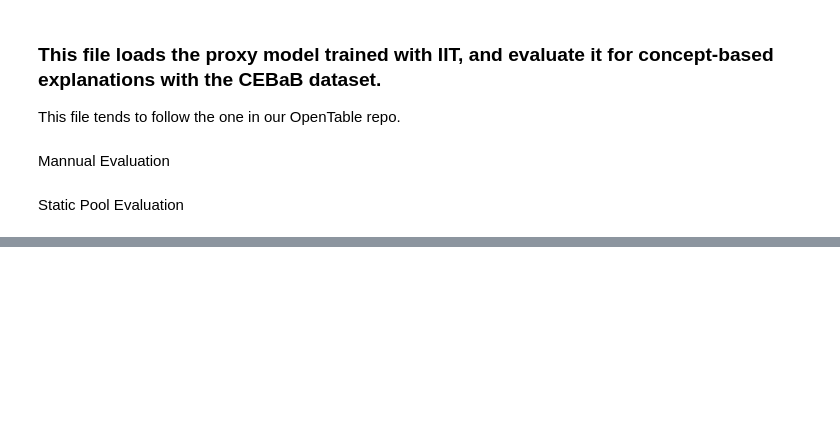
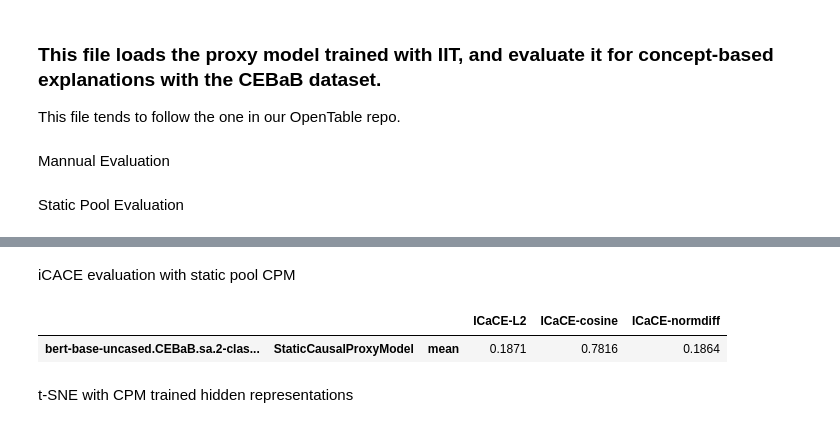
Before and after one commit to frankaging/Causal-Proxy-Model, a Jupyter notebook: Proxy_evaluation.ipynb, the cells around one changed output, grey strips where cells are left out. Saved outputs shown, nothing was run; the diff lists cells and outputs as text; code cells hidden in the pictures; blank space fills up the shorter version.

```diff
--- a/Proxy_evaluation.ipynb
+++ b/Proxy_evaluation.ipynb
@@ -553,0 +876,2 @@ Static Pool Evaluation
+# %% [markdown]
+iCACE evaluation with static pool CPM
@@ -553,0 +887,7 @@ Static Pool Evaluation
+# %%
+CEBaB_metrics
+# %% [output]
+|  |  |  | ICaCE-L2 | ICaCE-cosine | ICaCE-normdiff |
+| bert-base-uncased.CEBaB.sa.2-clas... | StaticCausalProxyModel | mean | 0.1871 | 0.7816 | 0.1864 |
+# %% [markdown]
+t-SNE with CPM trained hidden representations
```
Also changed, not shown: parts of 11 cells of this notebook, 1 other file.
